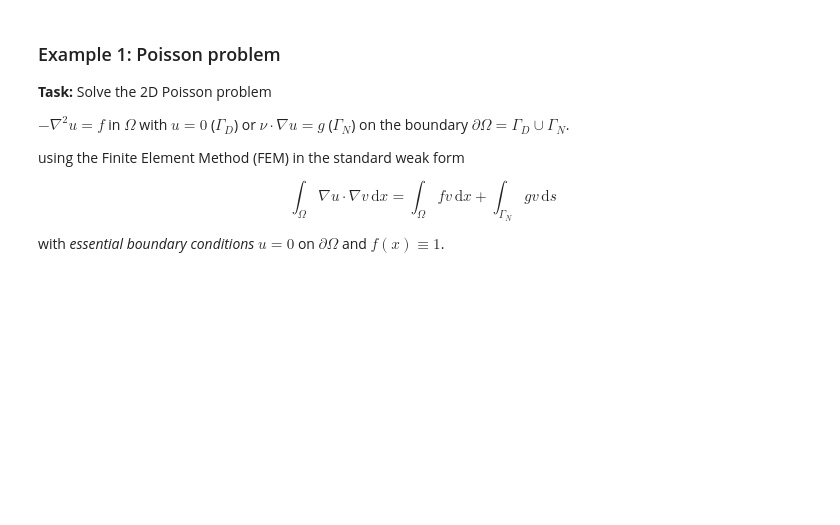
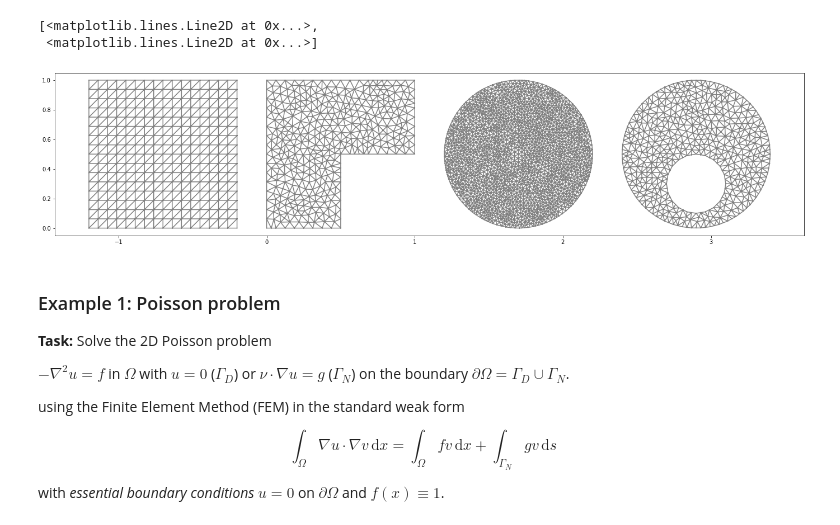
Before and after one commit to dpeschka/NumFluids, a Jupyter notebook: notebook/Lecture08.ipynb, the cells around one changed output. Cells and saved outputs as stored; diff of their text form; code cells hidden in the pictures; blank space fills up the shorter version.

```diff
--- a/notebook/Lecture08.ipynb
+++ b/notebook/Lecture08.ipynb
@@ -15,37 +15,41 @@ import numpy as np
 Lshape  = Polygon([Point(0,0),Point(0.5,0),Point(0.5,0.5),Point(1,0.5),Point(1,1),Point(0,1)])
 mesh1   = UnitSquareMesh(16,16)
 mesh2   = generate_mesh(Lshape, 16)
-mesh3   = generate_mesh(Circle(Point(0, 0),0.5), 16)
+mesh3   = generate_mesh(Circle(Point(0, 0),0.5), 32)
 mesh4   = generate_mesh(Circle(Point(0, 0),0.5)-Circle(Point(0,-0.2),0.2),16)
 mesh5   = generate_mesh(Rectangle(Point(-1.5, 0),Point(+1.5, 1)),196)
 mesh6   = UnitCubeMesh(16,16,16)
 
 # store meshes
 fname1 = "meshes/square.xml"
 fname2 = "meshes/Lshape.xml"
 fname3 = "meshes/disc.xml"
 fname4 = "meshes/donut.xml"
 fname5 = "meshes/rectangle.xml"
 fname6 = "meshes/cube.xml"
 fname7 = "meshes/mesh_coarse.xml"
 fname8 = "meshes/mesh_refined.xml"
 
 File(fname1) << mesh1
 File(fname2) << mesh2
 File(fname3) << mesh3
 File(fname4) << mesh4
 File(fname5) << mesh5
 File(fname6) << mesh6
 
 # plot meshes
 fig = plt.figure(figsize=(24,8))
 mesh1.translate(Point(-1.2,0))
 mesh3.translate(Point(+1.7,0.5))
 mesh4.translate(Point(2.9,0.5))
 plot(mesh1)
 plot(mesh2)
 plot(mesh3)
 plot(mesh4)
+# %% [output]
+[<matplotlib.lines.Line2D at 0x...>,
+ <matplotlib.lines.Line2D at 0x...>]
+[figure, added]
 # %% [markdown]
 ### Example 1: Poisson problem ###
 
```
Also changed, not shown: parts of 5 cells of this notebook.
